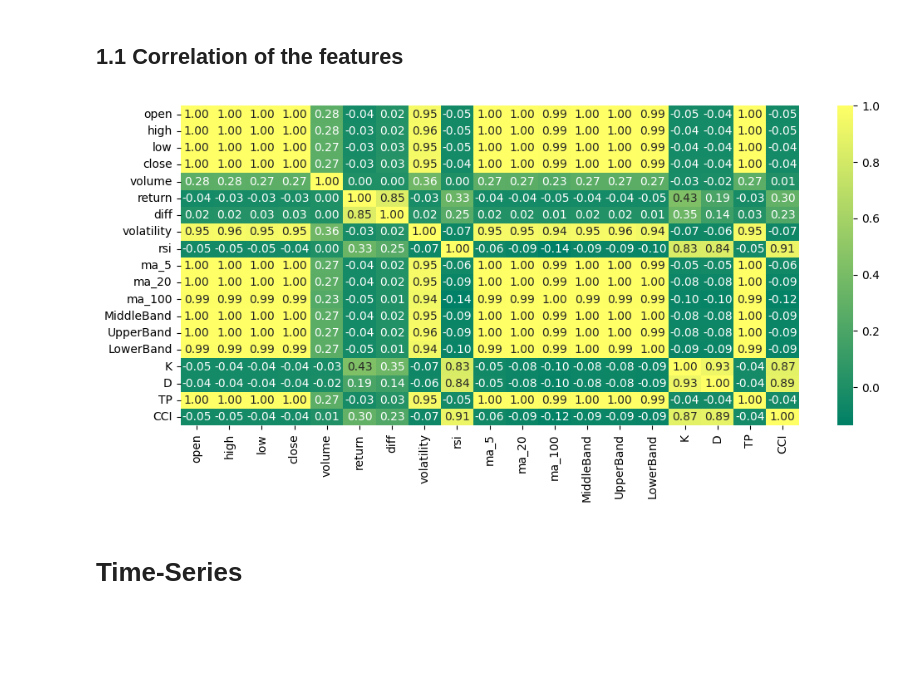
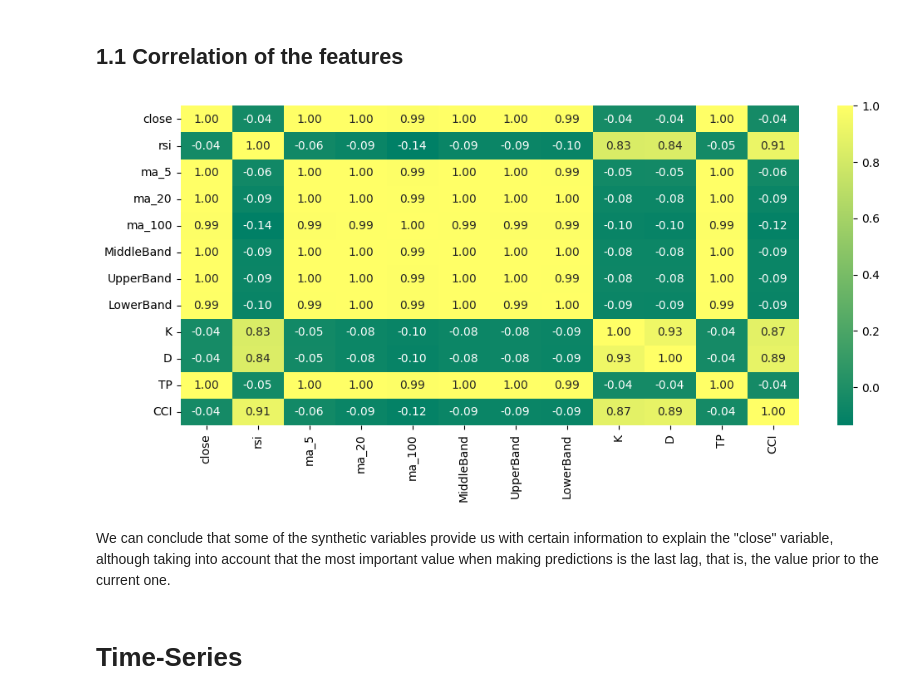
Before and after one commit to Pableren/Glass-Bubble, a Jupyter notebook: Eda.ipynb, the cells around one changed output. Saved outputs shown, nothing was run; the diff lists cells and outputs as text; code cells hidden in the pictures; blank space fills up the shorter version.

Commit message:
distribution close

```diff
--- a/Eda.ipynb
+++ b/Eda.ipynb
@@ -25,10 +44,13 @@ hist = graficar_histogramas(df_numeric,df_numeric.columns)
 ## 1.1 Correlation of the features
 # %%
 plt.figure(figsize=(12,5))
-sns.heatmap(df_numeric.corr(method='spearman'),annot=True,fmt='.2f',cmap='summer')
+sns.heatmap(df_1d[['close', 'rsi', 'ma_5', 'ma_20', 'ma_100', 'MiddleBand',
+       'UpperBand', 'LowerBand', 'K', 'D', 'TP', 'CCI']].corr(method='spearman'),annot=True,fmt='.2f',cmap='summer')
 plt.show()
 # %% [output]
-[figure, old version]
+[figure, new version]
+# %% [markdown]
+We can conclude that some of the synthetic variables provide us with certain information to explain the "close" variable, although taking into account that the most important value when making predictions is the last lag, that is, the value prior to the current one.
 # %% [markdown]
 # Time-Series
 # %%
```
Also changed, not shown: parts of 20 cells of this notebook.
